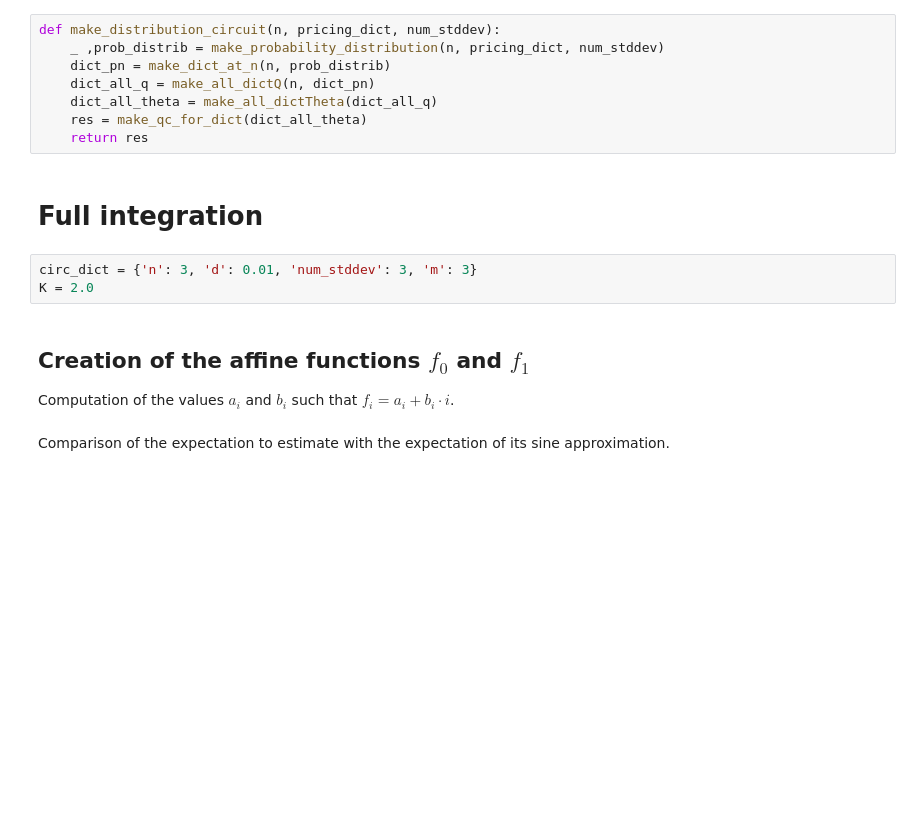
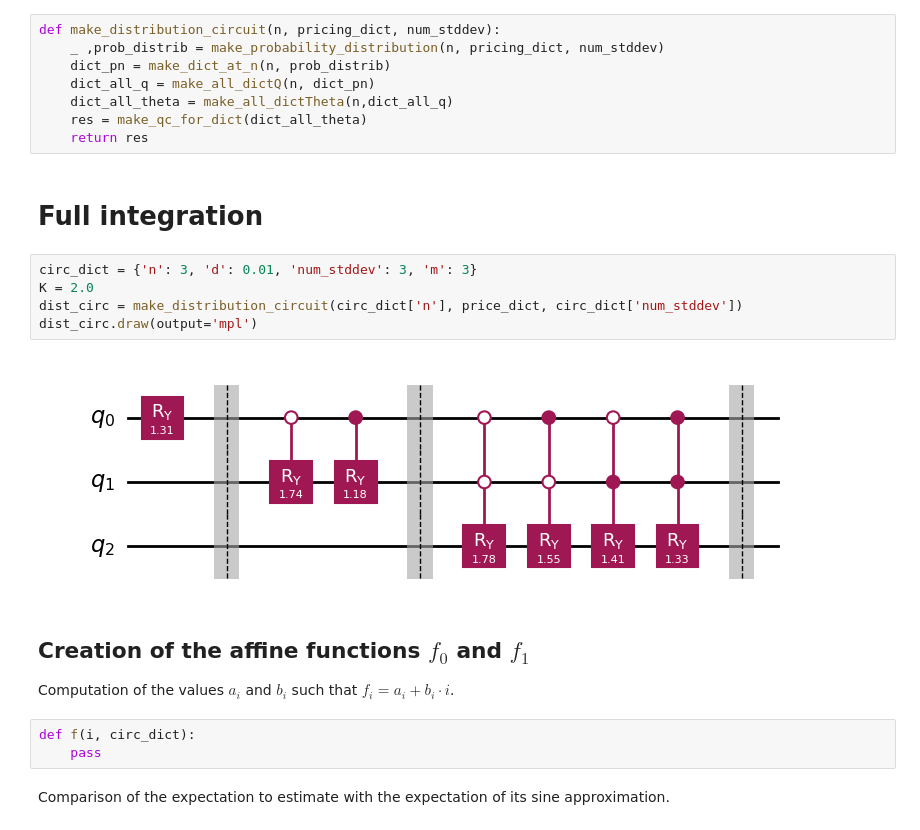
Before and after one commit to Hamidou1089-1/Quantum-Finance, a Jupyter notebook: quantum_pricing.ipynb, the cells around one changed output. Cells and saved outputs as stored; diff of their text form; blank space fills up the shorter version.

```diff
--- a/quantum_pricing.ipynb
+++ b/quantum_pricing.ipynb
@@ -639,7 +616,7 @@ def make_distribution_circuit(n, pricing_dict, num_stddev):
     _ ,prob_distrib = make_probability_distribution(n, pricing_dict, num_stddev)
     dict_pn = make_dict_at_n(n, prob_distrib)
     dict_all_q = make_all_dictQ(n, dict_pn)
-    dict_all_theta = make_all_dictTheta(dict_all_q)
+    dict_all_theta = make_all_dictTheta(n,dict_all_q)
     res = make_qc_for_dict(dict_all_theta)
     return res
 # %% [markdown]
@@ -647,10 +624,17 @@ def make_distribution_circuit(n, pricing_dict, num_stddev):
 # %%
 circ_dict = {'n': 3, 'd': 0.01, 'num_stddev': 3, 'm': 3}
 K = 2.0
+dist_circ = make_distribution_circuit(circ_dict['n'], price_dict, circ_dict['num_stddev'])
+dist_circ.draw(output='mpl')
+# %% [output]
+[figure, added]
 # %% [markdown]
 ## Creation of the affine functions $f_0$ and $f_1$
 
 Computation of the values $a_i$ and $b_i$ such that $f_i = a_i + b_i\cdot i$.
+# %%
+def f(i, circ_dict):
+    pass
 # %% [markdown]
 Comparison of the expectation to estimate with the expectation of its sine approximation.
 # %%
```
Also changed, not shown: parts of 3 cells of this notebook.
